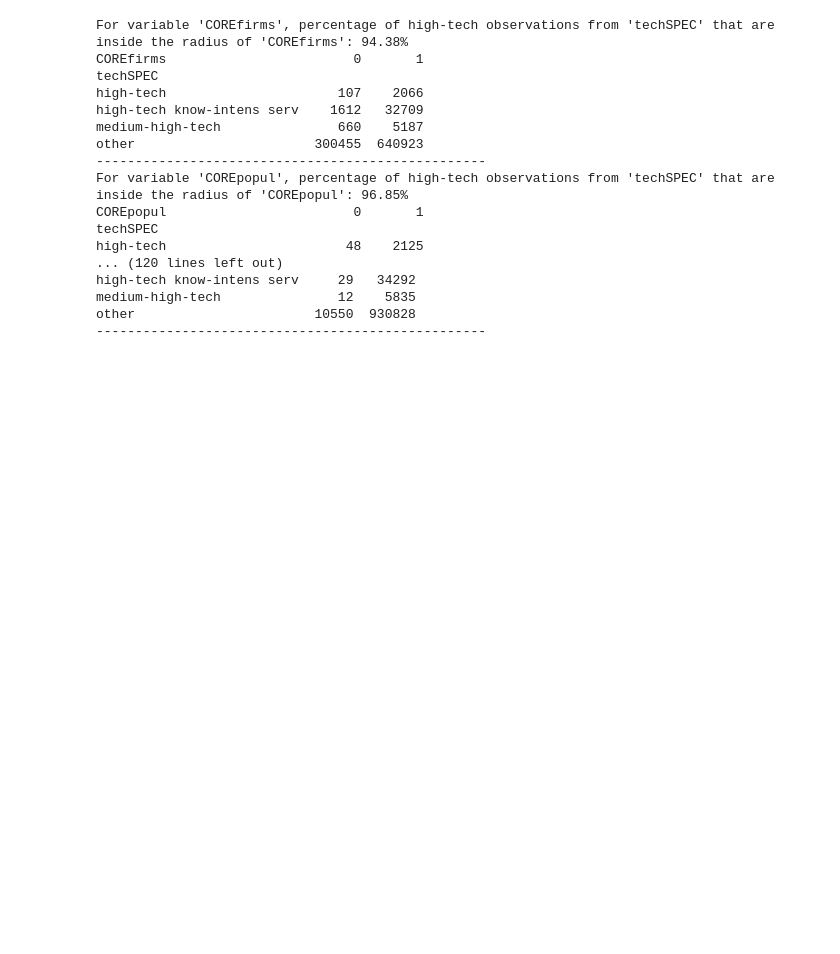
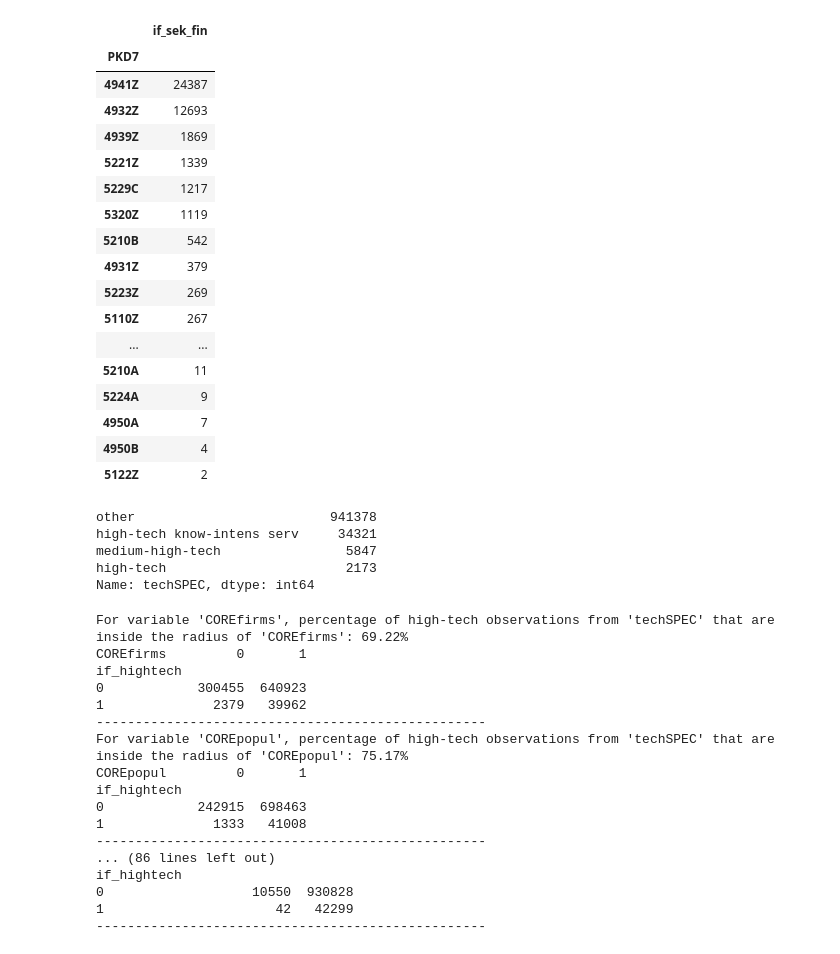
Before and after one commit to fszymanski13/master_thesis, a Jupyter notebook: notebooks/Wstępna analiza.ipynb, the cells around one changed output. Cells and saved outputs as stored; diff of their text form; code cells hidden in the pictures; blank space fills up the shorter version.

Commit message:
fin_sek crosstab trial + pdf PKD7

```diff
--- a/notebooks/Wstępna analiza.ipynb
+++ b/notebooks/Wstępna analiza.ipynb
@@ -28,0 +81,21 @@ df.describe(include = 'all')
+# %%
+df[(df['if_sek_fin'] == 1)][['if_sek_fin', 'PKD7']].groupby(['PKD7']).count().apply(lambda x: x.sort_values(ascending=False))
+# %% [output]
+|  | if_sek_fin |
+| PKD7 |  |
+| 4941Z | 24387 |
+| 4932Z | 12693 |
+| 4939Z | 1869 |
+| 5221Z | 1339 |
+| 5229C | 1217 |
+| 5320Z | 1119 |
+| 5210B | 542 |
+| 4931Z | 379 |
+| 5223Z | 269 |
+| 5110Z | 267 |
+| ... | ... |
+| 5210A | 11 |
+| 5224A | 9 |
+| 4950A | 7 |
+| 4950B | 4 |
+| 5122Z | 2 |
@@ -34,3 +109,15 @@ pop_point = pd.read_csv("points_popul_maz.csv", sep = ",")
 kod_tech_mapping = kod_tech.set_index('kod')['tech']
 
 df['techSPEC'] = df['PKD7'].map(kod_tech_mapping)
+
+df_copy = df.copy()
+
+df_copy['techSPEC'] = df_copy['techSPEC'].fillna('other')
+
+df_copy['techSPEC'].value_counts()
+# %% [output]
+other                         941378
+high-tech know-intens serv     34321
+medium-high-tech                5847
+high-tech                       2173
+Name: techSPEC, dtype: int64
@@ -46,7 +129,7 @@ vars_list = ['COREfirms',   'COREpopul',   'dist_core_10',   'dist_core_25',	'di
 
 for var in vars_list:
 
-    cross_tab = pd.crosstab(df_copy['techSPEC'], df[var])
+    cross_tab = pd.crosstab(df['if_hightech'], df[var])
     non_other_obs = cross_tab.index != 'other'
     matching_obs = cross_tab[1][non_other_obs].sum()
     total_non_other_obs = cross_tab[1][non_other_obs].sum() + cross_tab[0][non_other_obs].sum()
@@ -56,23 +139,23 @@ for var in vars_list:
     print(cross_tab)
     print("-" * 50)
 # %% [output]
-For variable 'COREfirms', percentage of high-tech observations from 'techSPEC' that are inside the radius of 'COREfirms': 94.38%
-COREfirms                        0       1
-techSPEC
-high-tech                      107    2066
-high-tech know-intens serv    1612   32709
-medium-high-tech               660    5187
-other                       300455  640923
+For variable 'COREfirms', percentage of high-tech observations from 'techSPEC' that are inside the radius of 'COREfirms': 69.22%
+COREfirms         0       1
+if_hightech
+0            300455  640923
+1              2379   39962
 --------------------------------------------------
-For variable 'COREpopul', percentage of high-tech observations from 'techSPEC' that are inside the radius of 'COREpopul': 96.85%
-COREpopul                        0       1
-techSPEC
-high-tech                       48    2125
-... (120 lines left out)
-high-tech know-intens serv     29   34292
-medium-high-tech               12    5835
-other                       10550  930828
+For variable 'COREpopul', percentage of high-tech observations from 'techSPEC' that are inside the radius of 'COREpopul': 75.17%
+COREpopul         0       1
+if_hightech
+0            242915  698463
+1              1333   41008
 --------------------------------------------------
+... (86 lines left out)
+if_hightech
+0                   10550  930828
+1                      42   42299
+--------------------------------------------------
 # %%
 vars_list = ['COREfirms', 'COREpopul', 'dist_core_10', 'dist_core_25', 'dist_core_50', 'dist_midsize_10', 'dist_midsize_25', 'dist_midsize_50',
              'dist_regional_10', 'dist_regional_25', 'dist_regional_50', 'dist_localbig_10', 'dist_localbig_25', 'dist_localbig_50',
```
Also changed, not shown: parts of 19 cells of this notebook, 1 other file.
